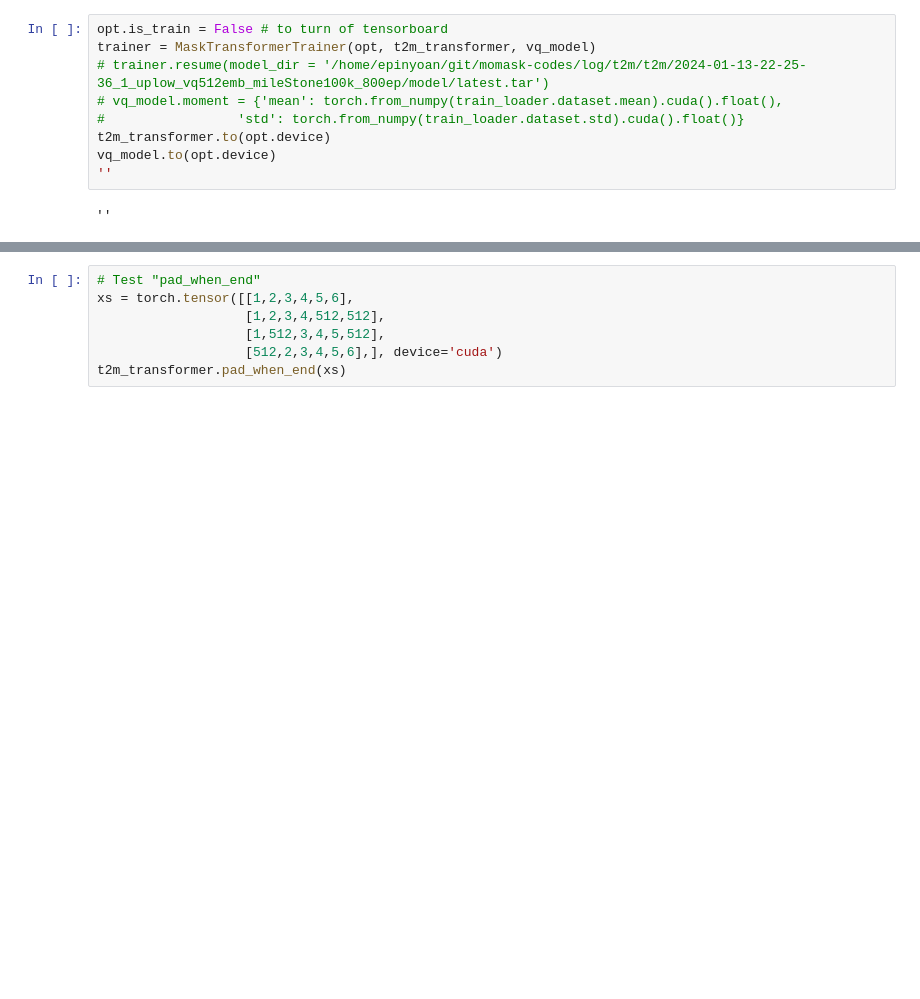
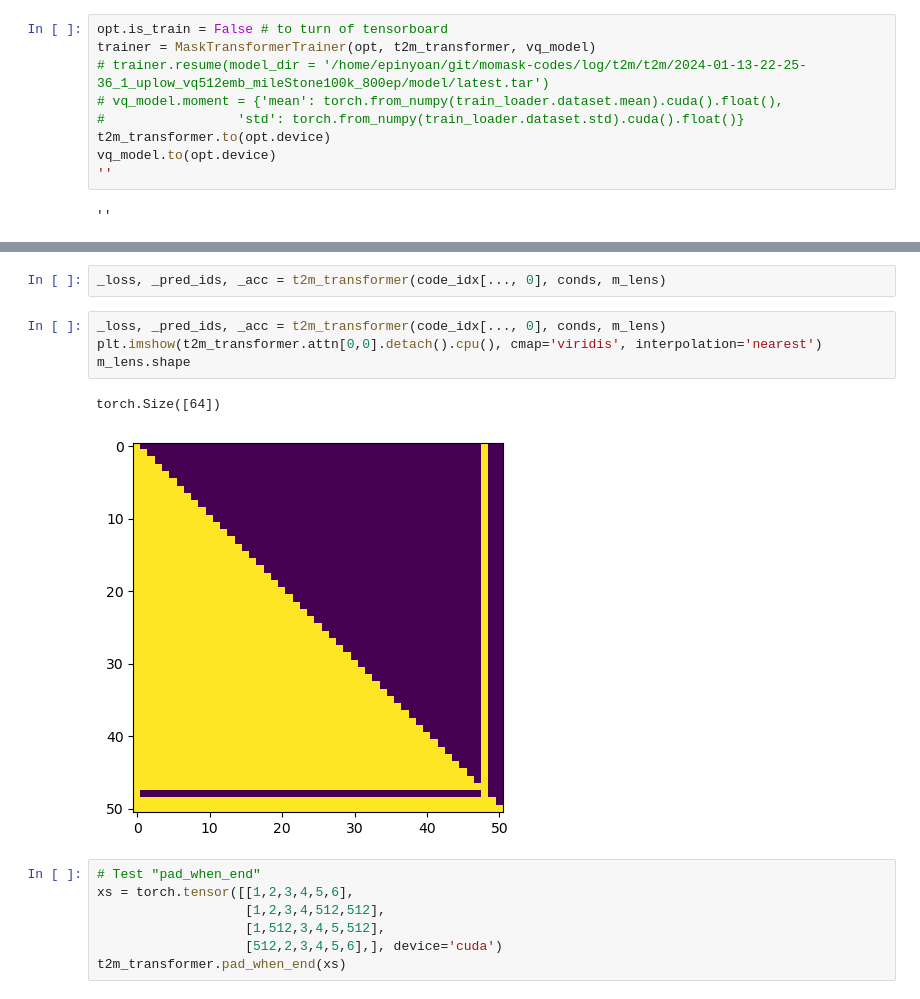
Before and after one commit to exitudio/momask-codes, a Jupyter notebook: study/transformer.ipynb, the cells around one changed output, grey strips where cells are left out. Saved outputs shown, nothing was run; the diff lists cells and outputs as text; blank space fills up the shorter version.

```diff
--- a/study/transformer.ipynb
+++ b/study/transformer.ipynb
@@ -179,3 +195,12 @@ x_ids: torch.Size([64, 49])
+# %%
+_loss, _pred_ids, _acc = t2m_transformer(code_idx[..., 0], conds, m_lens)
+# %%
+_loss, _pred_ids, _acc = t2m_transformer(code_idx[..., 0], conds, m_lens)
+plt.imshow(t2m_transformer.attn[0,0].detach().cpu(), cmap='viridis', interpolation='nearest')
+m_lens.shape
+# %% [output]
+torch.Size([64])
+[figure, added]
 # %%
 # Test "pad_when_end"
 xs = torch.tensor([[1,2,3,4,5,6],
```
Also changed, not shown: parts of 32 cells of this notebook.
